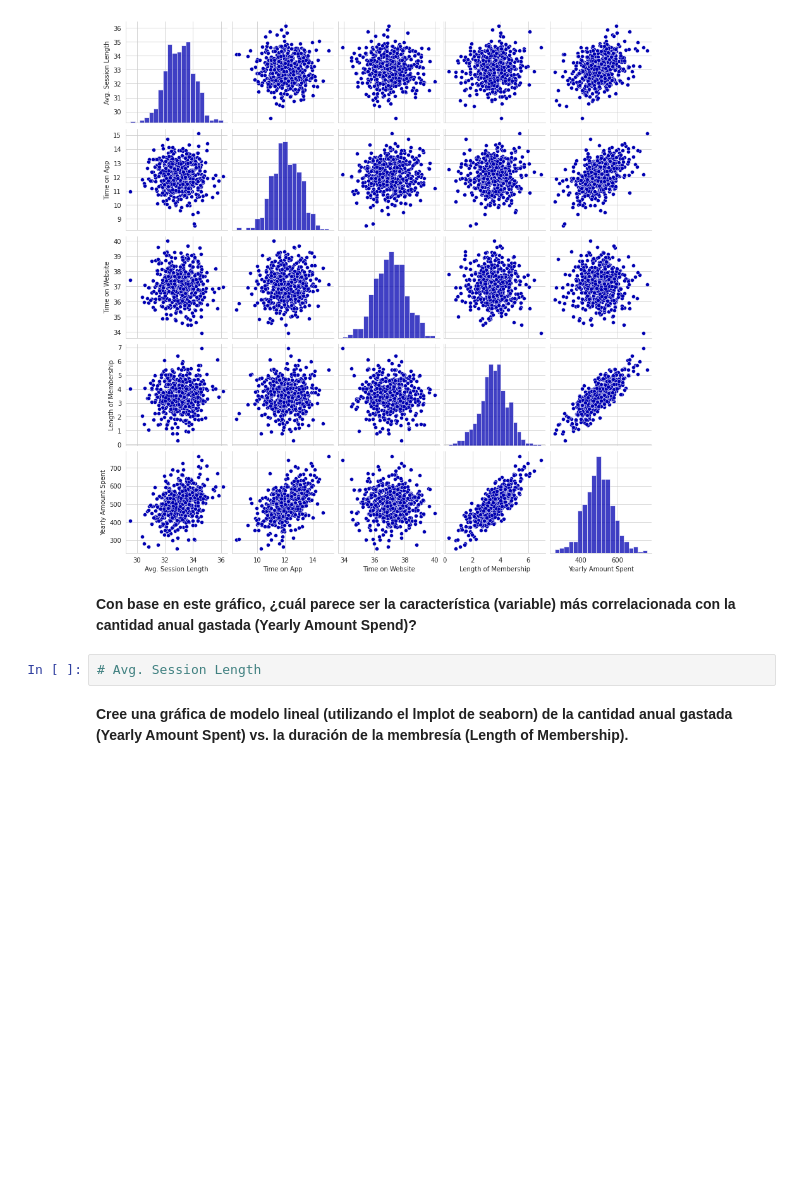
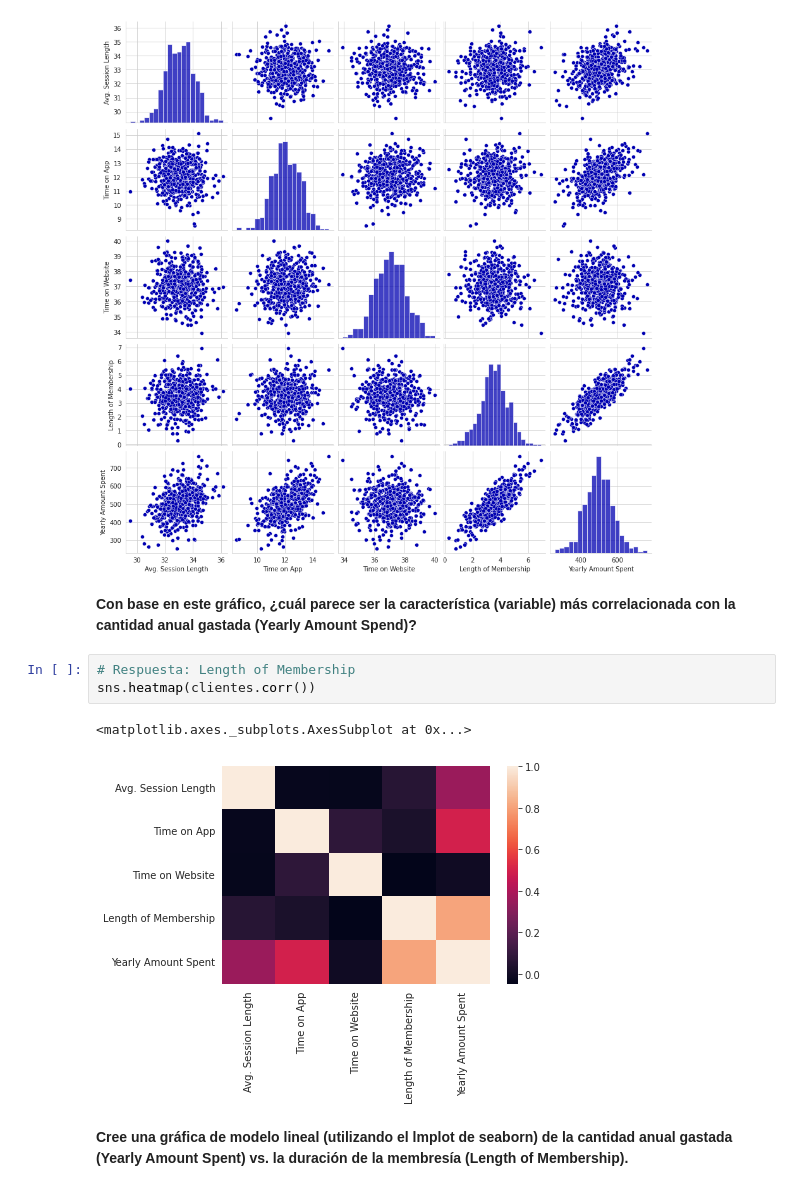
Before and after one commit to u201922331/acc-python, a Jupyter notebook: Lab14-Practica-Regresion-Lineal/03-Regresion Lineal Ejercicio - Solucion -Parte-1.ipynb, the cells around one changed output. Drawn from its saved outputs; the diff is of its cells as text; blank space fills up the shorter version.

```diff
--- a/Lab14-Practica-Regresion-Lineal/03-Regresion Lineal Ejercicio - Solucion -Parte-1.ipynb
+++ b/Lab14-Practica-Regresion-Lineal/03-Regresion Lineal Ejercicio - Solucion -Parte-1.ipynb
@@ -117,8 +117,12 @@ sns.pairplot(clientes)
 [figure]
 # %% [markdown]
 **Con base en este gráfico, ¿cuál parece ser la característica (variable) más correlacionada con la cantidad anual gastada (Yearly Amount Spend)?**
-# %%
-# Avg. Session Length
+# %%
+# Respuesta: Length of Membership
+sns.heatmap(clientes.corr())
+# %% [output]
+<matplotlib.axes._subplots.AxesSubplot at 0x...>
+[figure, added]
 # %% [markdown]
 **Cree una gráfica de modelo lineal (utilizando el lmplot de seaborn) de la cantidad anual gastada (Yearly Amount Spent) vs. la duración de la membresía (Length of Membership).**
 # %%
```
